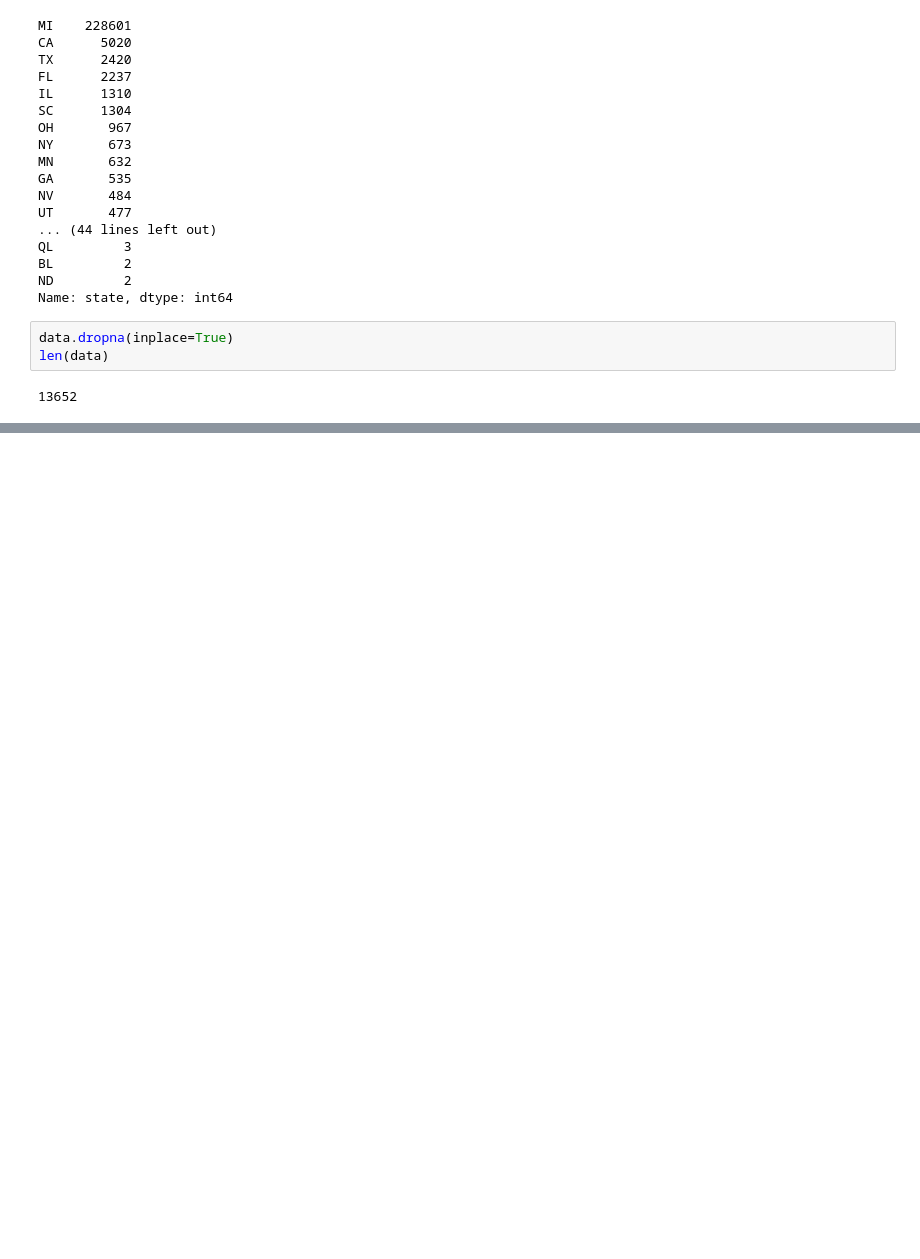
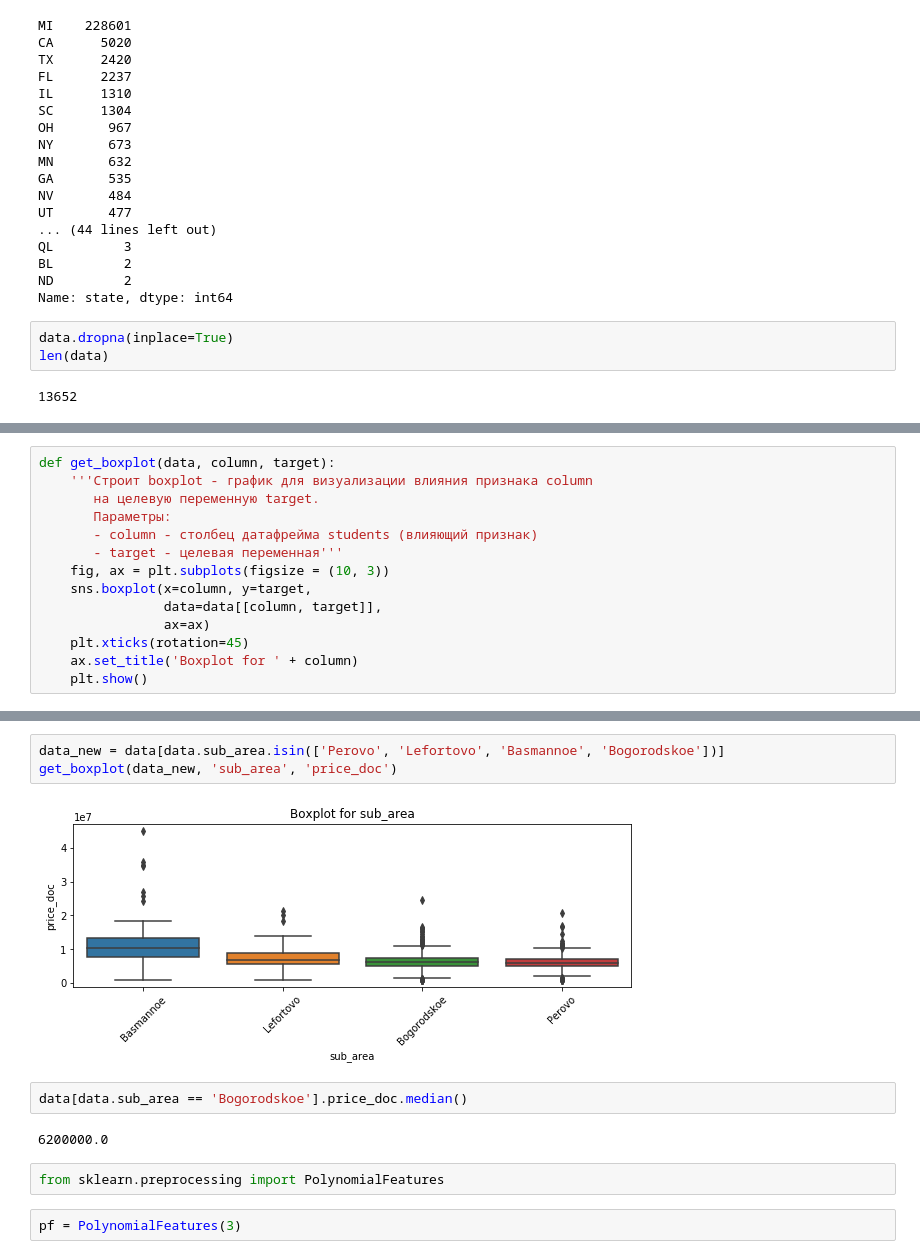
Before and after one commit to greg-kan/mlda, a Jupyter notebook: SkillFactory/unit_3/ml_2.ipynb, the cells around one changed output, grey strips where cells are left out. Drawn from its saved outputs; the diff is of its cells as text; blank space fills up the shorter version.

```diff
--- a/SkillFactory/unit_3/ml_2.ipynb
+++ b/SkillFactory/unit_3/ml_2.ipynb
@@ -110,0 +135,14 @@ len(data)
+# %%
+def get_boxplot(data, column, target):
+    '''Строит boxplot - график для визуализации влияния признака column
+       на целевую переменную target.
+       Параметры:
+       - column - столбец датафрейма students (влияющий признак)
+       - target - целевая переменная'''
+    fig, ax = plt.subplots(figsize = (10, 3))
+    sns.boxplot(x=column, y=target,
+                data=data[[column, target]],
+                ax=ax)
+    plt.xticks(rotation=45)
+    ax.set_title('Boxplot for ' + column)
+    plt.show()
@@ -110,0 +180,13 @@ len(data)
+# %%
+data_new = data[data.sub_area.isin(['Perovo', 'Lefortovo', 'Basmannoe', 'Bogorodskoe'])]
+get_boxplot(data_new, 'sub_area', 'price_doc')
+# %% [output]
+[figure, added]
+# %%
+data[data.sub_area == 'Bogorodskoe'].price_doc.median()
+# %% [output]
+6200000.0
+# %%
+from sklearn.preprocessing import PolynomialFeatures
+# %%
+pf = PolynomialFeatures(3)
```
Also changed, not shown: parts of 28 cells of this notebook, 5 other files.
